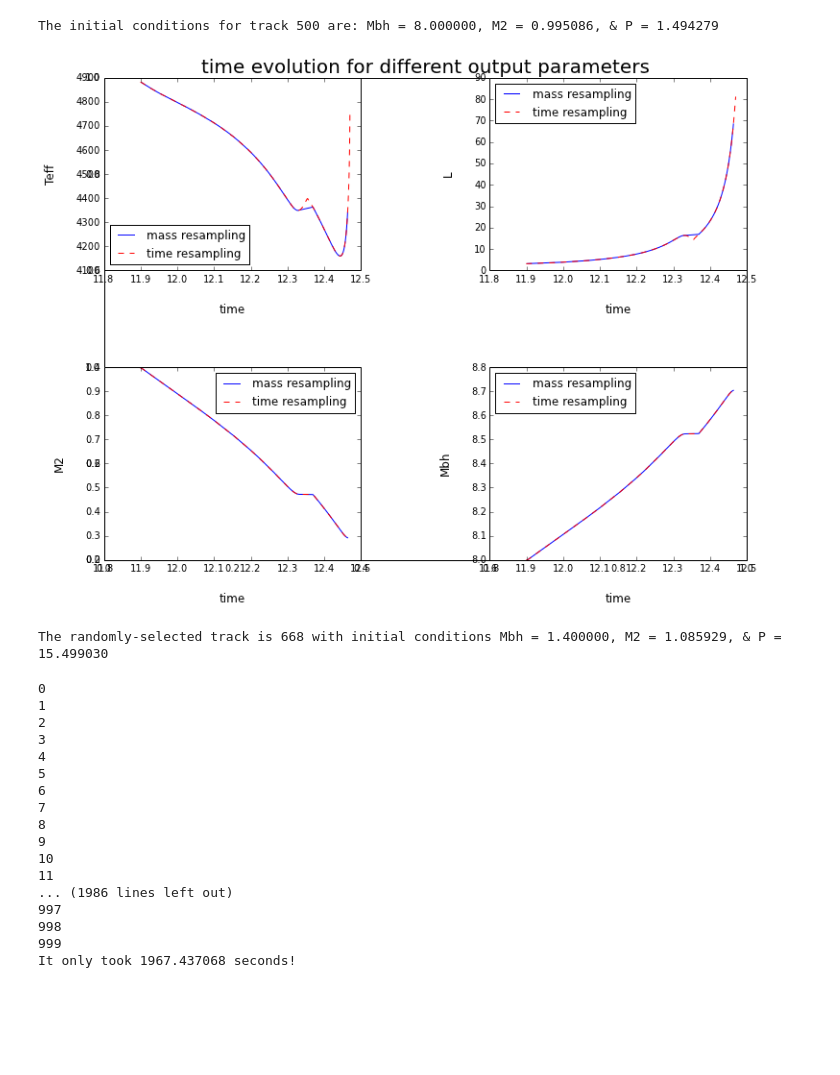
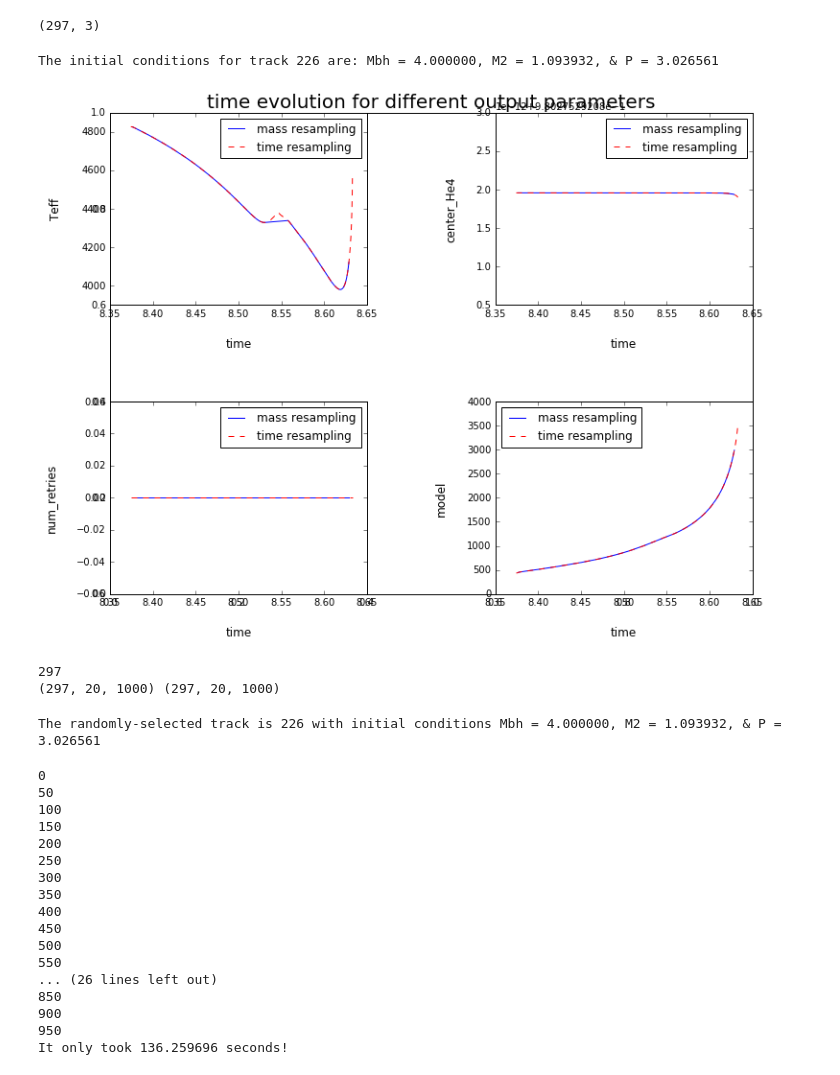
Before and after one commit to lmaesampson/StellarTrackInterpolation, a Jupyter notebook: Python/MassTransfer_GP_Interpolation.ipynb, the cells around one changed output. Cells and saved outputs as stored; diff of their text form; code cells hidden in the pictures; blank space fills up the shorter version.

```diff
--- a/Python/MassTransfer_GP_Interpolation.ipynb
+++ b/Python/MassTransfer_GP_Interpolation.ipynb
@@ -22,7 +22,7 @@ from sklearn import gaussian_process
 ### Cut matrix: 1000 track numbersm 992 total tracks ###
 ### Create data matrix ###
 
-dir_path = '/Users/michaelzevin/Documents/Stellar Evolution/Data/npy_resampled_cut/'
+dir_path = '../Data/npy_resampled_cut/'
 
 ### Read in the inputs for each track ###
 inputs = []
@@ -40,6 +40,10 @@ for file in os.listdir(dir_path):
     # Could also try to run GP for each timestep separately
 
 inputs = np.reshape(inputs,[len(inputs),3])
+# %%
+shape(inputs)
+# %% [output]
+(297, 3)
 # %%
 '''Run some time evolution tracks for both resampling'''
 
@@ -72,50 +76,53 @@ age_index = 12
 timesteps = np.linspace(0,999,1000)
 
 ### Choose the track number you want to look at ###
-track = 500
+track = 226
 print 'The initial conditions for track %i are: Mbh = %f, M2 = %f, & P = %f' % (track,inputs[track,0],inputs[track,1],inputs[track,2])
 
 ### Choose 4 outputs to plot time evolution ###
-evo=[4,5,16,17]
+evo=[4,9,10,11]
 
 ### For labeling, reference a sample path ###
-sample_path = '/Users/michaelzevin/Documents/Stellar Evolution/Data/npy_resampled/file1.npz'
+sample_path = '../Data/npy_resampled/file1.npz'
 x = np.load(sample_path)
 
 
 for i in xrange(len(axs)):
 
     # Set up subplot
     ax = axs[i]
     ax = fig.add_subplot(2,2,i+1)
     ax.set_xlabel('time', rotation=0, labelpad=20, size=12)
     ax.set_ylabel(x['xr1'].dtype.names[evo[i]], rotation=90, labelpad=20, size=12)
     ax.legend([lc1, lc2], ['mass resampling', 'time resampling'], loc=0)
 
     # Pick out interpolation for each correlation and plot
     resample_1=[]
     resample_2=[]
     time_1=[]
     time_2=[]
     for j in xrange(1000):
         resample_1.append(outputs_1[track][j][evo[i]])
         resample_2.append(outputs_2[track][j][evo[i]])
         time_1.append((outputs_1[track][j][age_index])/10**9)
         time_2.append((outputs_2[track][j][age_index])/10**9)
     ax.plot(time_1, resample_1, 'b-')
     ax.plot(time_2, resample_2, 'r--')
 
 plt.show()
 # %% [output]
-The initial conditions for track 500 are: Mbh = 8.000000, M2 = 0.995086, & P = 1.494279
+The initial conditions for track 226 are: Mbh = 4.000000, M2 = 1.093932, & P = 3.026561
-[figure, old version]
+[figure, new version]
 # %%
 '''Convert list into matrix of shape (track,parameter,timestep)'''
-matrix_1; matrix_2 = np.zeros((len(outputs_1),1000,20))
+matrix_1= np.zeros((len(outputs_1),1000,20))
+matrix_2 = np.zeros((len(outputs_1),1000,20))
 data_1 = np.array(outputs_1)
 data_2 = np.array(outputs_2)
 
-for i in xrange(len(data)):
+print len(outputs_1)
+
+for i in xrange(len(outputs_1)):
     for j in xrange(1000):
         for k in xrange(20):
             matrix_1[i,j,k]=data_1[i,j][k]
@@ -123,3 +130,8 @@ for i in xrange(len(data)):
 
 matrix_1 = np.swapaxes(matrix_1,1,2)
 matrix_2 = np.swapaxes(matrix_2,1,2)
+
+print shape(matrix_1),shape(matrix_2)
+# %% [output]
+297
+(297, 20, 1000) (297, 20, 1000)
@@ -130,8 +146,8 @@ temp = list(inputs)
 random_IC = array(temp.pop(q))
 temp = array(temp)
 
-temp_out_1 = list(matrix_1)
-temp_out_2 = list(matrix_2)
+temp_out_1 = list(outputs1)
+temp_out_2 = list(outputs2)
 temp_out_1.pop(q)
 temp_out_2.pop(q)
 temp_out_1 = array(temp_out_1)
@@ -139,7 +155,7 @@ temp_out_2 = array(temp_out_2)
 
 print "The randomly-selected track is %i with initial conditions Mbh = %f, M2 = %f, & P = %f" % (q,random_IC[0],random_IC[1],random_IC[2])
 # %% [output]
-The randomly-selected track is 668 with initial conditions Mbh = 1.400000, M2 = 1.085929, & P = 15.499030
+The randomly-selected track is 226 with initial conditions Mbh = 4.000000, M2 = 1.093932, & P = 3.026561
 # %%
 '''Run GP on the remaining dataset'''
 
@@ -169,7 +185,8 @@ for i in xrange(0,1000):
     y_pred_1.append(y_GP)
     sigma_1.append(sigma_GP)
 
-    print i
+    if i%50==0:
+        print i
 
 elapsed = time.time() - start_time # See how long it took
 print 'It only took %f seconds!' % (elapsed)
@@ -184,28 +201,29 @@ for i in xrange(0,1000):
     y_pred_2.append(y_GP)
     sigma_2.append(sigma_GP)
 
-    print i
+    if i%50==0:
+        print i
 
 elapsed = time.time() - start_time # See how long it took
 print 'It only took %f seconds!' % (elapsed)
 # %% [output]
 0
-1
-2
-3
-4
-5
-6
-7
-8
-9
-10
-11
-... (1986 lines left out)
-997
-998
-999
-It only took 1967.437068 seconds!
+50
+100
+150
+200
+250
+300
+350
+400
+450
+500
+550
+... (26 lines left out)
+850
+900
+950
+It only took 136.259696 seconds!
 # %%
 interp_1[:,evo]
 # %% [output]
```
Also changed, not shown: parts of 3 cells of this notebook, 1 other file.
